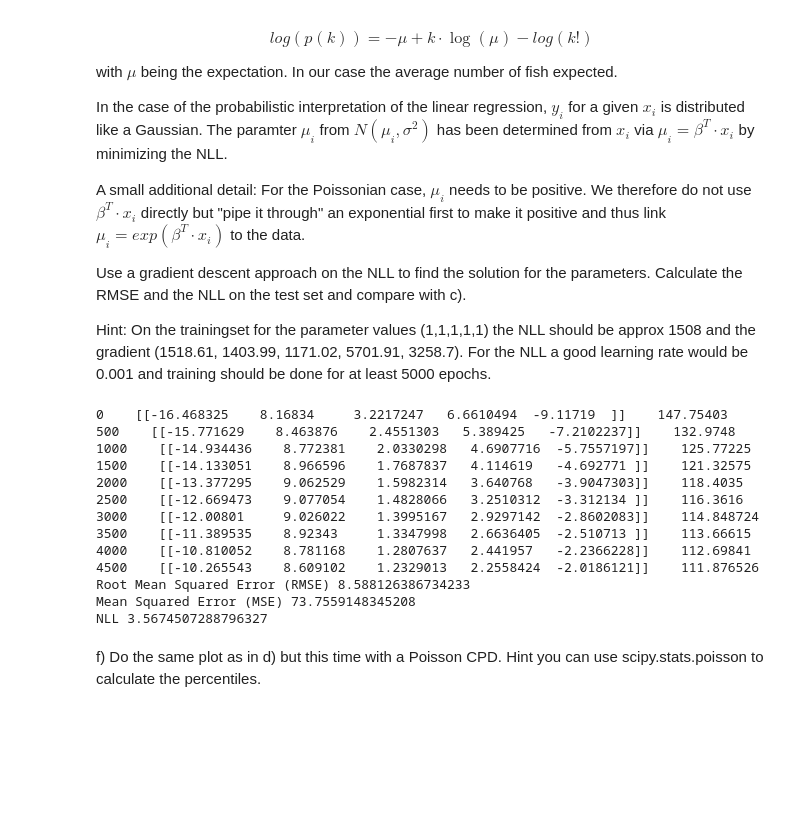
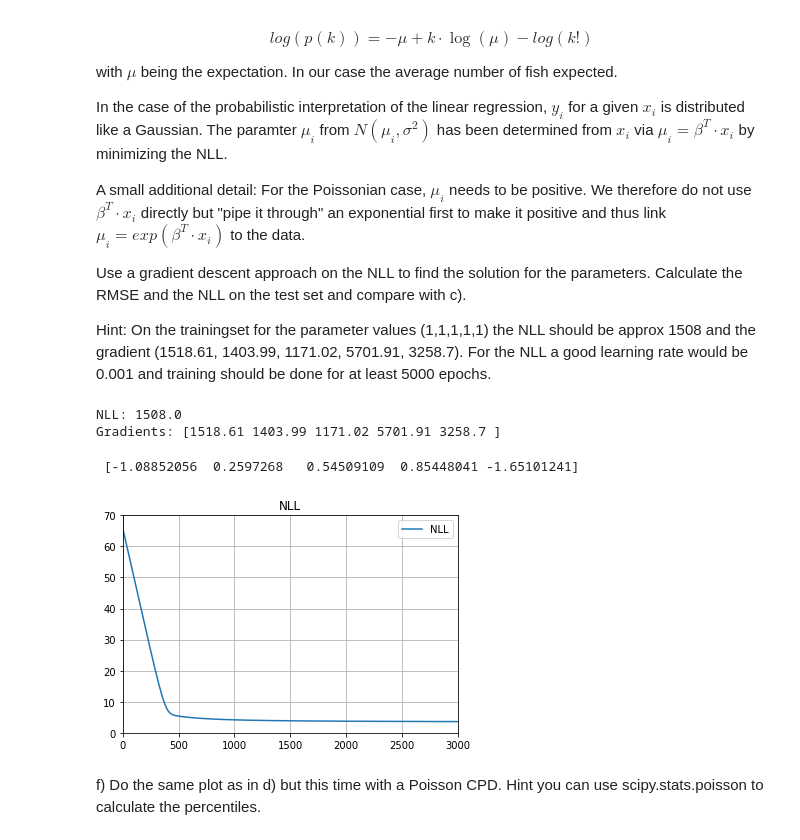
Before and after one commit to schmuecker/machine-learning-course, a Jupyter notebook: 02 linear regression eigengesichtern naive bayes/02.1 linear regression/02.1_Linear_Regression.ipynb, the cells around one changed output. Drawn from its saved outputs; the diff is of its cells as text; code cells hidden in the pictures; blank space fills up the shorter version.

```diff
--- a/02 linear regression eigengesichtern naive bayes/02.1 linear regression/02.1_Linear_Regression.ipynb
+++ b/02 linear regression eigengesichtern naive bayes/02.1 linear regression/02.1_Linear_Regression.ipynb
@@ -203,37 +213,3 @@ A small additional detail: For the Poissonian case, $\mu_i$ needs to be positive
 Use a gradient descent approach on the NLL to find the solution for the parameters. Calculate the RMSE and the NLL on the test set and compare with c).
 
 Hint: On the trainingset for the parameter values (1,1,1,1,1) the NLL should be approx 1508 and the gradient (1518.61, 1403.99, 1171.02, 5701.91, 3258.7). For the NLL a good learning rate would be 0.001 and training should be done for at least 5000 epochs.
-# %%
-#Gradient Decent:
-
-
-Xs = tf.Variable(np.asmatrix(X_te,dtype='float32'))
-#ws = tf.Variable((1.,1.,1.,1))
-ws = tf.Variable(1.2 * np.asarray(w_te,dtype='float32'))
-for i in range(5000):
-    with tf.GradientTape() as tape: #Mechanism to store gradients
-        y_hat = tf.matmul(Xs,ws)
-        loss = tf.reduce_mean((yte - y_hat)**2) #MSE
-        if (i % 500 == 0):
-            print(i, "  ",ws.numpy().T,'  ',loss.numpy())
-        grads = tape.gradient(loss, ws) #gradient wrt w
-        ws = tf.Variable(ws - 0.001 * grads)
-
-
-print('Root Mean Squared Error (RMSE)', rms)
-print('Mean Squared Error (MSE)', mse)
-print('NLL', nll)
-# %% [output]
-0    [[-16.468325    8.16834     3.2217247   6.6610494  -9.11719  ]]    147.75403
-500    [[-15.771629    8.463876    2.4551303   5.389425   -7.2102237]]    132.9748
-1000    [[-14.934436    8.772381    2.0330298   4.6907716  -5.7557197]]    125.77225
-1500    [[-14.133051    8.966596    1.7687837   4.114619   -4.692771 ]]    121.32575
-2000    [[-13.377295    9.062529    1.5982314   3.640768   -3.9047303]]    118.4035
-2500    [[-12.669473    9.077054    1.4828066   3.2510312  -3.312134 ]]    116.3616
-3000    [[-12.00801     9.026022    1.3995167   2.9297142  -2.8602083]]    114.848724
-3500    [[-11.389535    8.92343     1.3347998   2.6636405  -2.510713 ]]    113.66615
-4000    [[-10.810052    8.781168    1.2807637   2.441957   -2.2366228]]    112.69841
-4500    [[-10.265543    8.609102    1.2329013   2.2558424  -2.0186121]]    111.876526
-Root Mean Squared Error (RMSE) 8.588126386734233
-Mean Squared Error (MSE) 73.7559148345208
-NLL 3.5674507288796327
@@ -240,2 +231,41 @@ NLL 3.5674507288796327
+# %%
+# initalize the weights
+w = np.ones(5)
+
+# calculate the NLL
+mean, mu = negative_log_likelihood(yt, X, w)
+print("NLL:", np.round(mean))
+
+# Brechenung der Gradienten
+print("Gradients:", np.abs(np.round(gradient_descent_NLL(yt, X, w),2)))
+# %% [output]
+NLL: 1508.0
+Gradients: [1518.61 1403.99 1171.02 5701.91 3258.7 ]
+# %%
+hist = []
+epochs = 5000
+learning_rate = 0.001
+
+# initalize the weights
+w = np.ones(5)
+
+for i in tqdm(range(epochs)):
+    mean, mu = negative_log_likelihood(yt, X, w)
+    hist.append(mean)
+    w = w + learning_rate * gradient_descent_NLL(yt, X, w)
+
+print('\n', w)
+# %% [output]
+ [-1.08852056  0.2597268   0.54509109  0.85448041 -1.65101241]
+# %%
+plt.plot(hist)
+plt.grid()
+plt.legend(["NLL"])
+plt.title("NLL")
+plt.ylim(0,70)
+plt.xlim(0,3000)
+plt.show()
+# %% [output]
+[figure, added]
 # %% [markdown]
 f) Do the same plot as in d) but this time with a Poisson CPD. Hint you can use scipy.stats.poisson to calculate the percentiles.
```
Also changed, not shown: parts of 11 cells of this notebook.
